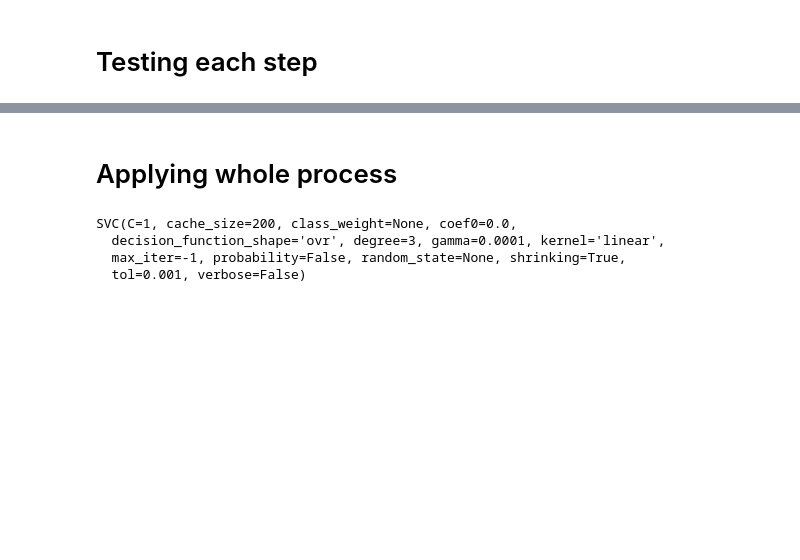
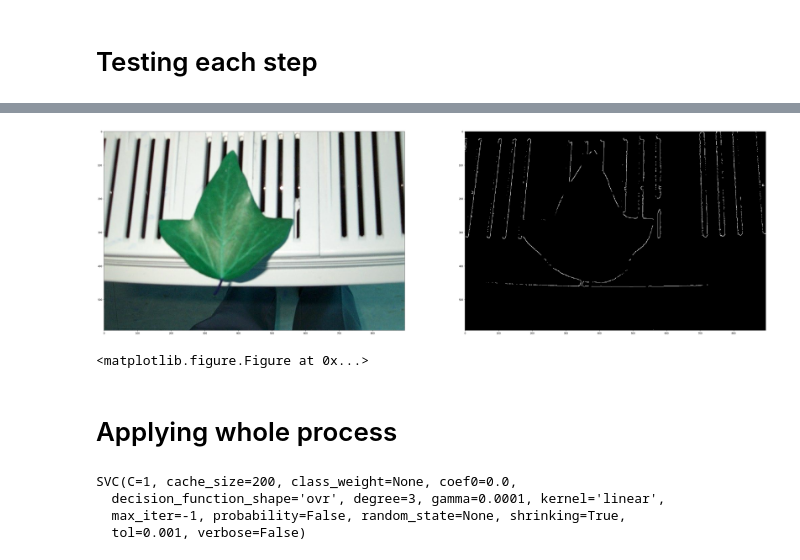
Before and after one commit to alcaster/Image-Processing-leaves-car_plates, a Jupyter notebook: source/Leaves.ipynb, the cells around one changed output, grey strips where cells are left out. Drawn from its saved outputs; the diff is of its cells as text; code cells hidden in the pictures; blank space fills up the shorter version.

```diff
--- a/source/Leaves.ipynb
+++ b/source/Leaves.ipynb
@@ -36 +56,10 @@ edges = cv2.Canny(g,300,300)
 show_img(edges)
+# %%
+fig, (ax1, ax2) = plt.subplots(1, 2, figsize=(50,100))
+ax1.imshow(img)
+ax2.imshow(edges, cmap="gray")
+plt.figure(figsize=(1,50))
+plt.show()
+# %% [output]
+[figure, added]
+<matplotlib.figure.Figure at 0x...>
```
Also changed, not shown: parts of 18 cells of this notebook, 1 other file.
